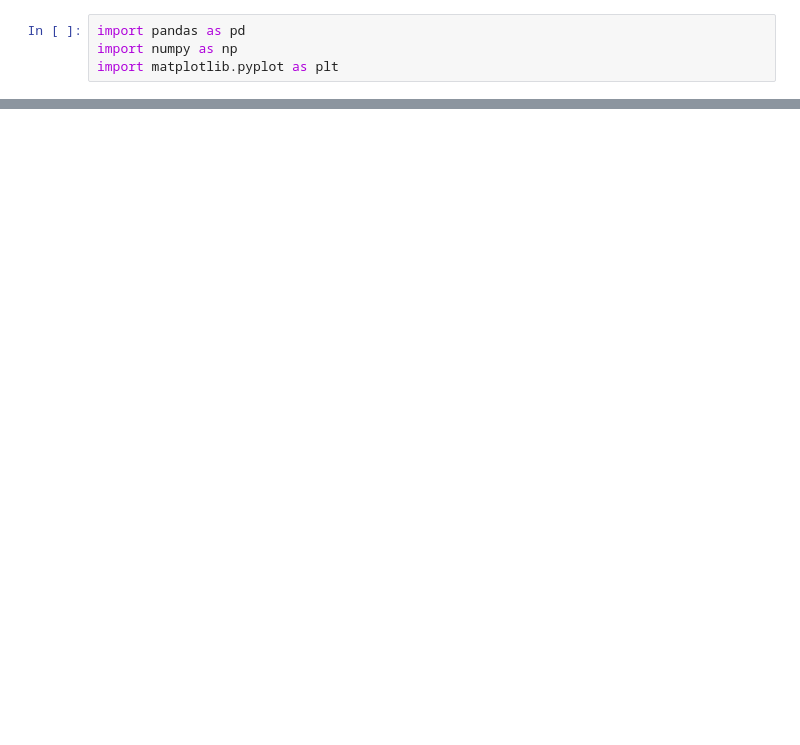
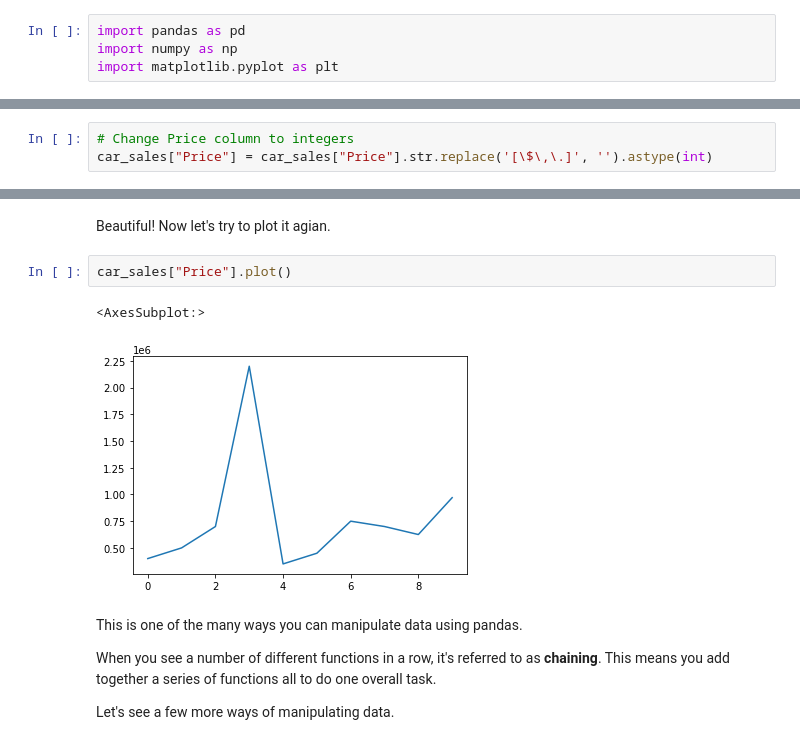
Before and after one commit to hasaanshah19n/PANDAS, a Jupyter notebook: Pandas Notes.ipynb, the cells around one changed output, grey strips where cells are left out. Drawn from its saved outputs; the diff is of its cells as text; blank space fills up the shorter version.

```diff
--- a/Pandas Notes.ipynb
+++ b/Pandas Notes.ipynb
@@ -30,0 +669,3 @@ data
+# %%
+# Change Price column to integers
+car_sales["Price"] = car_sales["Price"].str.replace('[\$\,\.]', '').astype(int)
@@ -30,0 +686,13 @@ data
+# %% [markdown]
+Beautiful! Now let's try to plot it agian.
+# %%
+car_sales["Price"].plot()
+# %% [output]
+<AxesSubplot:>
+[figure, added]
+# %% [markdown]
+This is one of the many ways you can manipulate data using pandas.
+
+When you see a number of different functions in a row, it's referred to as **chaining**. This means you add together a series of functions all to do one overall task.
+
+Let's see a few more ways of manipulating data.
```
Also changed, not shown: parts of 143 cells of this notebook, 9 other files.
